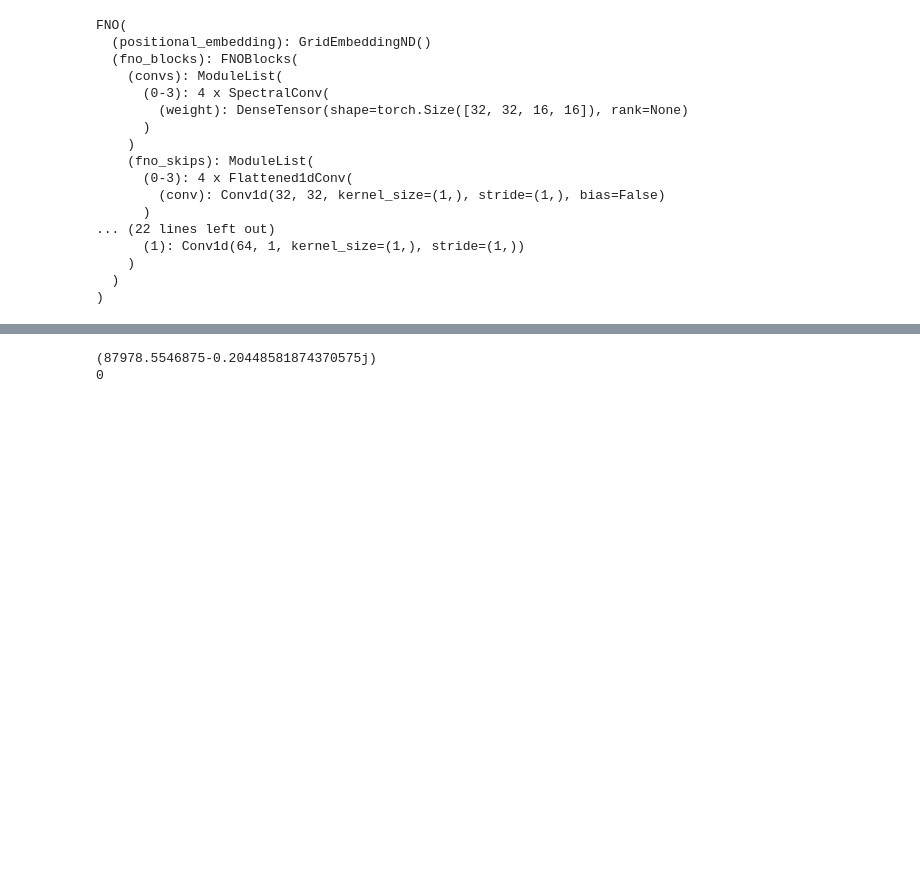
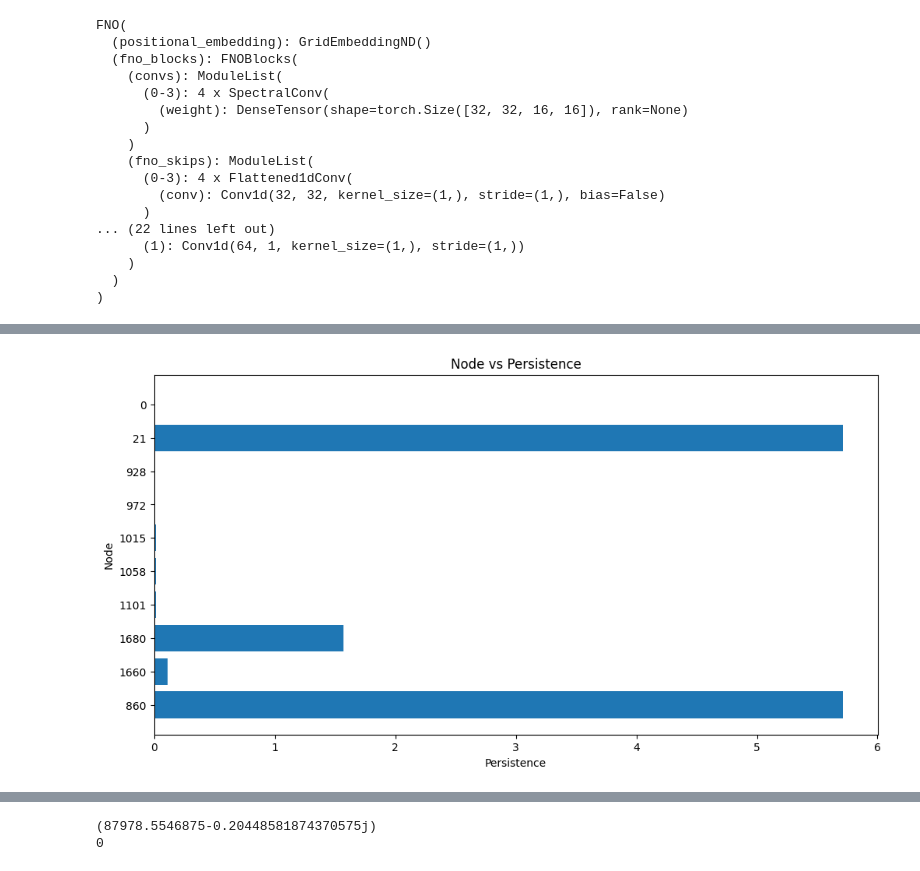
Before and after one commit to msakarvadia/operator_aliasing, a Jupyter notebook: notebooks/loss_landscape_analysis.ipynb, the cells around one changed output, grey strips where cells are left out. Drawn from its saved outputs; the diff is of its cells as text; code cells hidden in the pictures; blank space fills up the shorter version.

```diff
--- a/notebooks/loss_landscape_analysis.ipynb
+++ b/notebooks/loss_landscape_analysis.ipynb
@@ -286,0 +349,4 @@ tensor(0.3536, device='cuda:0')
+# %%
+landscape.show_persistence_barcode()
+# %% [output]
+[figure, added]
```
Also changed, not shown: parts of 16 cells of this notebook.
